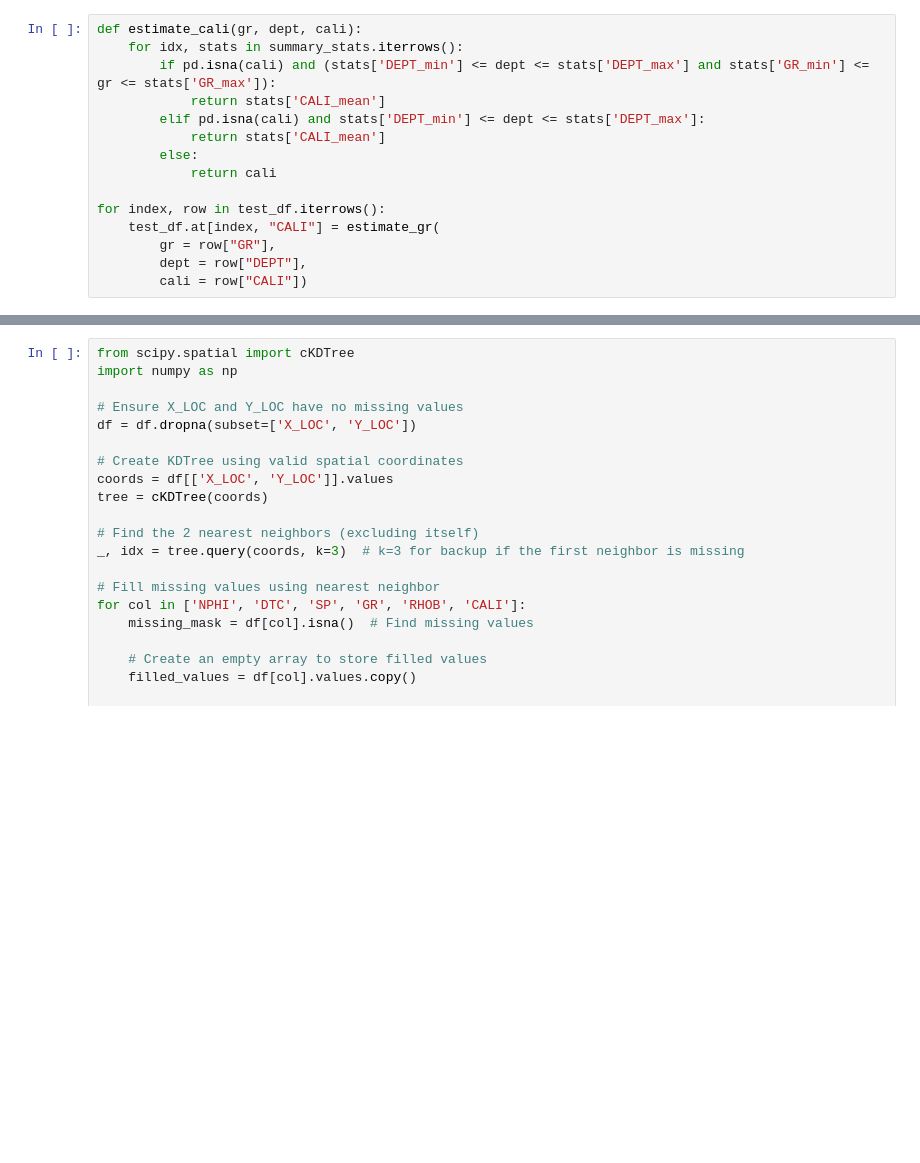
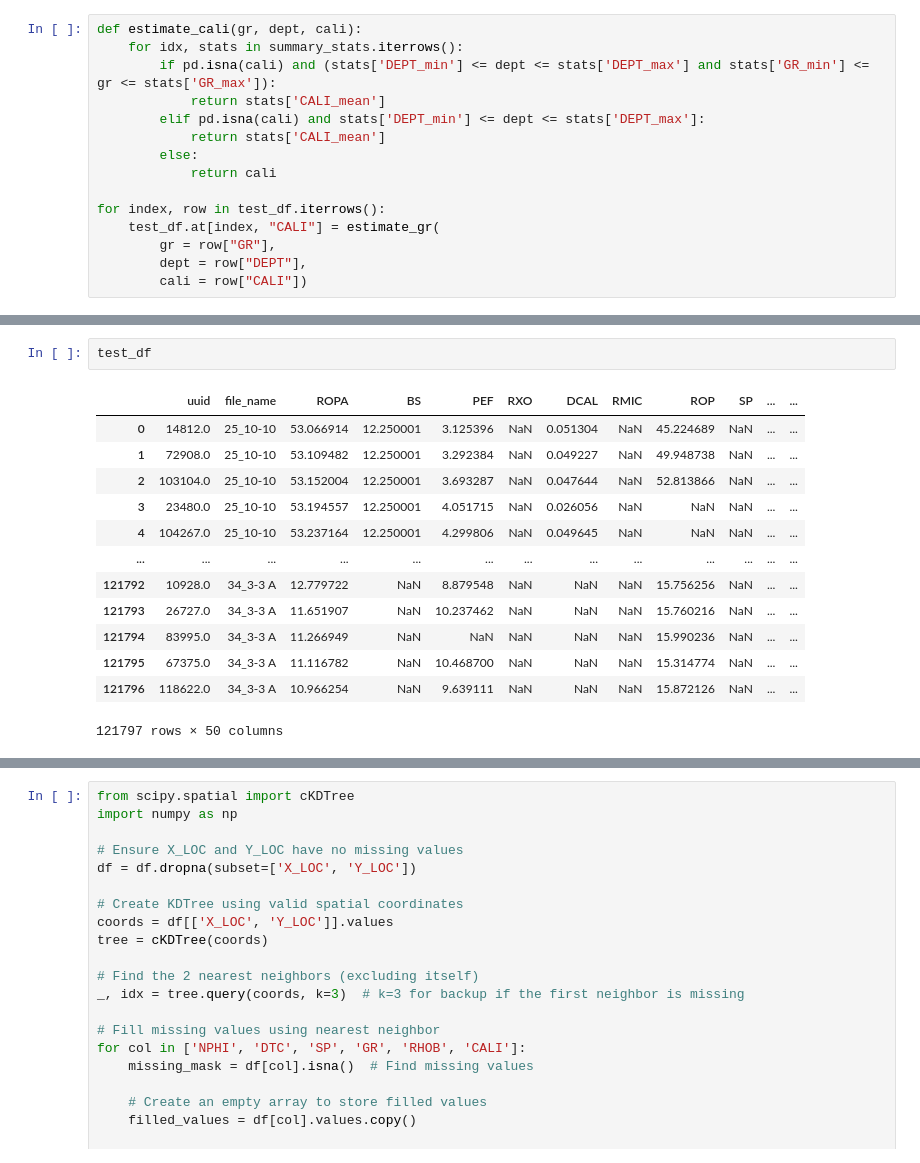
Before and after one commit to IvanSholana/ManuFact, a Jupyter notebook: all-pipeline.ipynb, the cells around one changed output, grey strips where cells are left out. Saved outputs shown, nothing was run; the diff lists cells and outputs as text; blank space fills up the shorter version.

```diff
--- a/all-pipeline.ipynb
+++ b/all-pipeline.ipynb
@@ -837,6 +846,22 @@ for target_feature, predictor_features in imputation_dict.items():
 # %% [output]
 Imputing DTC using ['RHOB', 'DEPT']...
 Imputing RHOB using ['DTC', 'DEPT']...
+# %%
+test_df
+# %% [output]
+|  | uuid | file_name | ROPA | BS | PEF | RXO | DCAL | RMIC | ROP | SP | ... | ... |
+| 0 | 14812.0 | 25_10-10 | 53.066914 | 12.250001 | 3.125396 | NaN | 0.051304 | NaN | 45.224689 | NaN | ... | ... |
+| 1 | 72908.0 | 25_10-10 | 53.109482 | 12.250001 | 3.292384 | NaN | 0.049227 | NaN | 49.948738 | NaN | ... | ... |
+| 2 | 103104.0 | 25_10-10 | 53.152004 | 12.250001 | 3.693287 | NaN | 0.047644 | NaN | 52.813866 | NaN | ... | ... |
+| 3 | 23480.0 | 25_10-10 | 53.194557 | 12.250001 | 4.051715 | NaN | 0.026056 | NaN | NaN | NaN | ... | ... |
+| 4 | 104267.0 | 25_10-10 | 53.237164 | 12.250001 | 4.299806 | NaN | 0.049645 | NaN | NaN | NaN | ... | ... |
+| ... | ... | ... | ... | ... | ... | ... | ... | ... | ... | ... | ... | ... |
+| 121792 | 10928.0 | 34_3-3 A | 12.779722 | NaN | 8.879548 | NaN | NaN | NaN | 15.756256 | NaN | ... | ... |
+| 121793 | 26727.0 | 34_3-3 A | 11.651907 | NaN | 10.237462 | NaN | NaN | NaN | 15.760216 | NaN | ... | ... |
+| 121794 | 83995.0 | 34_3-3 A | 11.266949 | NaN | NaN | NaN | NaN | NaN | 15.990236 | NaN | ... | ... |
+| 121795 | 67375.0 | 34_3-3 A | 11.116782 | NaN | 10.468700 | NaN | NaN | NaN | 15.314774 | NaN | ... | ... |
+| 121796 | 118622.0 | 34_3-3 A | 10.966254 | NaN | 9.639111 | NaN | NaN | NaN | 15.872126 | NaN | ... | ... |
+121797 rows × 50 columns
 # %%
 from sklearn.linear_model import LinearRegression
 
```
Also changed, not shown: parts of 11 cells of this notebook, 1 other file.
